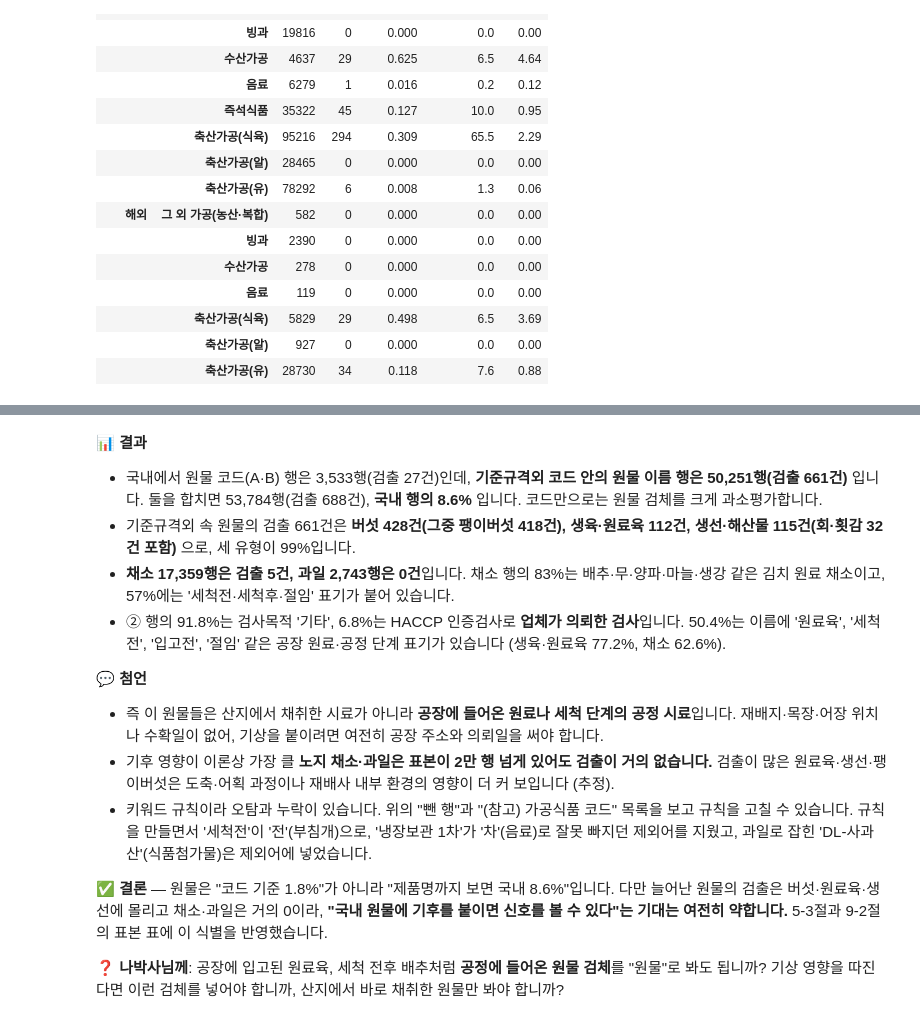
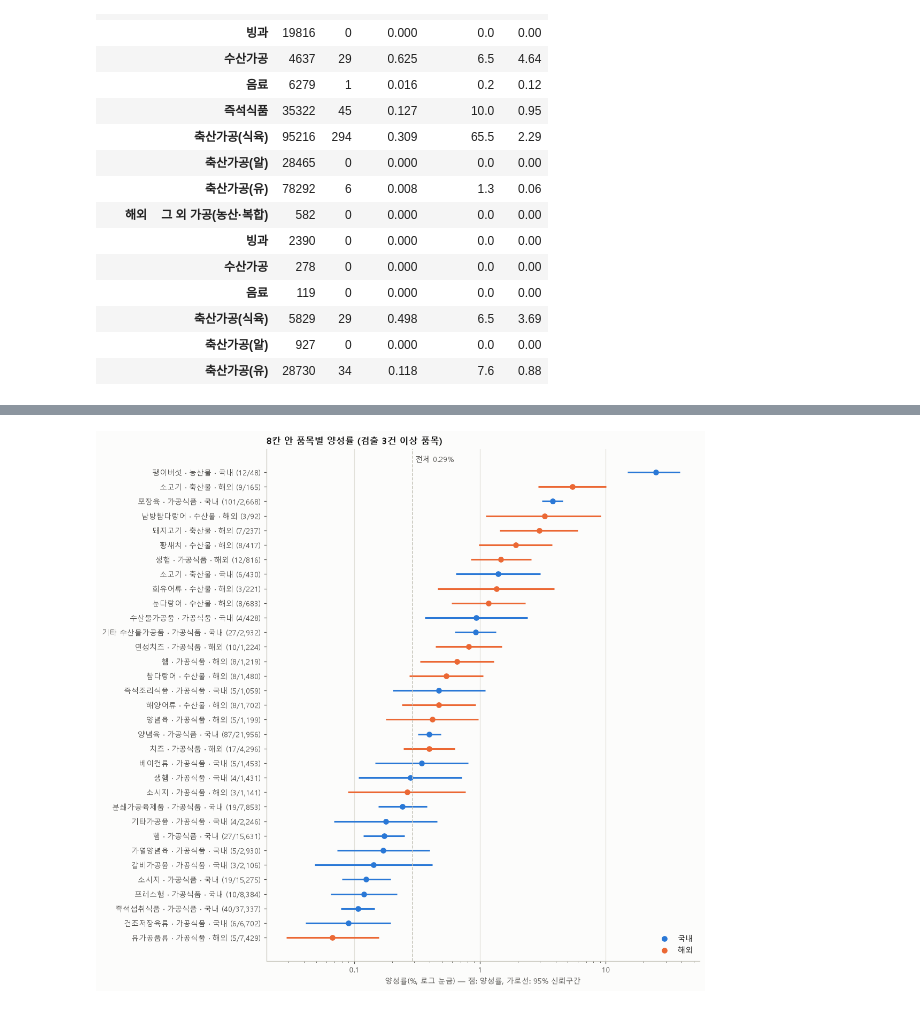
Before and after one commit to cjsdudwls1/listeria2026, a Jupyter notebook: 리스테리아ML/notebook/2.ipynb, the cells around one changed output, grey strips where cells are left out. Saved outputs shown, nothing was run; the diff lists cells and outputs as text; code cells hidden in the pictures.

```diff
--- a/리스테리아ML/notebook/2.ipynb
+++ b/리스테리아ML/notebook/2.ipynb
@@ -1491,16 +1594,31 @@ print(f"버섯 {len(mush):,}행 중 팽이버섯 {enoki.mean():.0%}, 버섯 검
-# %% [markdown]
-📊 **결과**
-- 국내에서 원물 코드(A·B) 행은 3,533행(검출 27건)인데, **기준규격외 코드 안의 원물 이름 행은 50,251행(검출 661건)** 입니다. 둘을 합치면 53,784행(검출 688건), **국내 행의 8.6%** 입니다. 코드만으로는 원물 검체를 크게 과소평가합니다.
-- 기준규격외 속 원물의 검출 661건은 **버섯 428건(그중 팽이버섯 418건), 생육·원료육 112건, 생선·해산물 115건(회·횟감 32건 포함)** 으로, 세 유형이 99%입니다.
-- **채소 17,359행은 검출 5건, 과일 2,743행은 0건**입니다. 채소 행의 83%는 배추·무·양파·마늘·생강 같은 김치 원료 채소이고, 57%에는 '세척전·세척후·절임' 표기가 붙어 있습니다.
-- ② 행의 91.8%는 검사목적 '기타', 6.8%는 HACCP 인증검사로 **업체가 의뢰한 검사**입니다. 50.4%는 이름에 '원료육', '세척전', '입고전', '절임' 같은 공장 원료·공정 단계 표기가 있습니다 (생육·원료육 77.2%, 채소 62.6%).
-
-💬 **첨언**
-- 즉 이 원물들은 산지에서 채취한 시료가 아니라 **공장에 들어온 원료나 세척 단계의 공정 시료**입니다. 재배지·목장·어장 위치나 수확일이 없어, 기상을 붙이려면 여전히 공장 주소와 의뢰일을 써야 합니다.
-- 기후 영향이 이론상 가장 클 **노지 채소·과일은 표본이 2만 행 넘게 있어도 검출이 거의 없습니다.** 검출이 많은 원료육·생선·팽이버섯은 도축·어획 과정이나 재배사 내부 환경의 영향이 더 커 보입니다 (추정).
-- 키워드 규칙이라 오탐과 누락이 있습니다. 위의 "뺀 행"과 "(참고) 가공식품 코드" 목록을 보고 규칙을 고칠 수 있습니다. 규칙을 만들면서 '세척전'이 '전'(부침개)으로, '냉장보관 1차'가 '차'(음료)로 잘못 빠지던 제외어를 지웠고, 과일로 잡힌 'DL-사과산'(식품첨가물)은 제외어에 넣었습니다.
-
-✅ **결론** — 원물은 "코드 기준 1.8%"가 아니라 "제품명까지 보면 국내 8.6%"입니다. 다만 늘어난 원물의 검출은 버섯·원료육·생선에 몰리고 채소·과일은 거의 0이라, **"국내 원물에 기후를 붙이면 신호를 볼 수 있다"는 기대는 여전히 약합니다.** 5-3절과 9-2절의 표본 표에 이 식별을 반영했습니다.
-
-❓ **나박사님께**: 공장에 입고된 원료육, 세척 전후 배추처럼 **공정에 들어온 원물 검체**를 "원물"로 봐도 됩니까? 기상 영향을 따진다면 이런 검체를 넣어야 합니까, 산지에서 바로 채취한 원물만 봐야 합니까?
+# %%
+# [3-6-1] ④ 검출 3건 이상인 품목의 양성률과 95% 신뢰구간 — 국내/해외를 따로 한 줄씩, 가로축은 로그 눈금
+from matplotlib.ticker import FuncFormatter
+
+fp = cd.groupby(['대분류', '국내해외', '품목명'], observed=True)['pos'].agg(건수='size', 검출='sum').reset_index()
+fp = fp[fp['검출'] >= 3].copy()
+fp['rate'] = fp['검출'] / fp['건수'] * 100
+fp['lo'], fp['hi'] = wilson(fp['검출'], fp['건수'])
+fp = fp.sort_values('rate').reset_index(drop=True)
+
+fig, ax = plt.subplots(figsize=(9.5, 0.3 * len(fp) + 1.4))
+y = np.arange(len(fp))
+for side, color in [('국내', C1), ('해외', C2)]:
+    m = fp['국내해외'].eq(side).to_numpy()
+    ax.hlines(y[m], fp['lo'].to_numpy()[m], fp['hi'].to_numpy()[m], color=color, lw=2)
+    ax.plot(fp['rate'].to_numpy()[m], y[m], 'o', color=color, ms=6, label=side)
+base = dfx['pos'].mean() * 100
+ax.axvline(base, color=GRAY, lw=1, ls='--')
+ax.text(base, len(fp) - 0.4, f' 전체 {base:.2f}%', color=INK2, fontsize=9, va='bottom')
+ax.set_xscale('log')
+ax.xaxis.set_major_formatter(FuncFormatter(lambda v, _: f'{v:g}'))
+ax.set_yticks(y)
+ax.set_yticklabels([f"{p} · {c.replace('(원물)', '')} · {s} ({k}/{n:,})" for p, c, s, k, n in
+                    zip(fp['품목명'], fp['대분류'], fp['국내해외'], fp['검출'], fp['건수'])])
+ax.grid(axis='y', visible=False)
+ax.set_xlabel('양성률(%, 로그 눈금) — 점: 양성률, 가로선: 95% 신뢰구간')
+ax.set_title('8칸 안 품목별 양성률 (검출 3건 이상 품목)', loc='left')
+ax.legend(loc='lower right', frameon=False);
+# %% [output]
+[figure, added]
 # %% [markdown]
```
Also changed, not shown: parts of 108 cells of this notebook.
